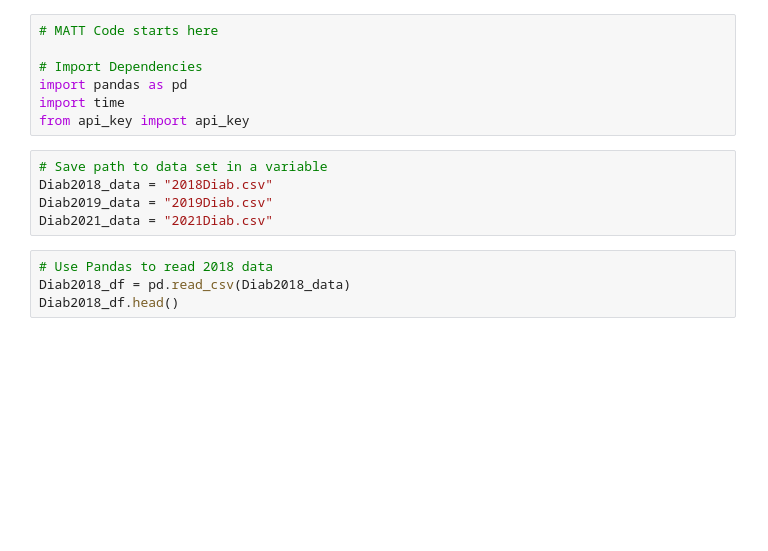
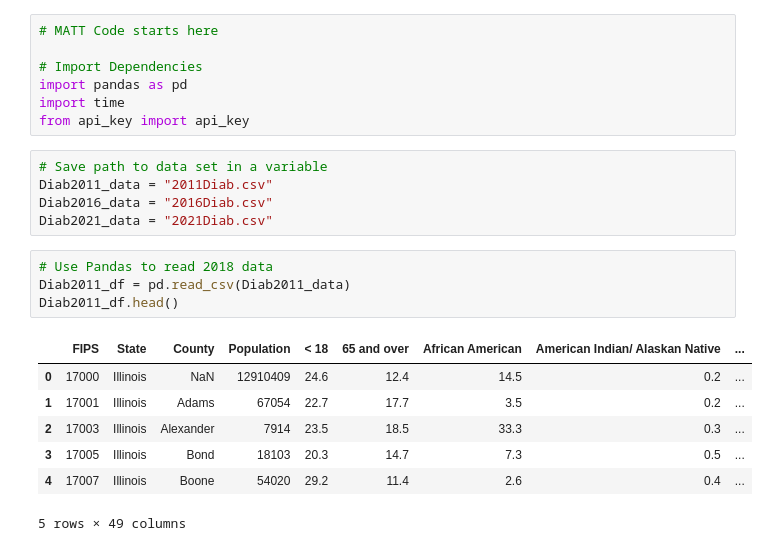
Before and after one commit to shirinegm/project1-group5, a Jupyter notebook: Diabetes_notebook.ipynb, the cells around one changed output. Saved outputs shown, nothing was run; the diff lists cells and outputs as text; blank space fills up the shorter version.

```diff
--- a/Diabetes_notebook.ipynb
+++ b/Diabetes_notebook.ipynb
@@ -7,12 +7,20 @@ import time
 from api_key import api_key
 # %%
 # Save path to data set in a variable
-Diab2018_data = "2018Diab.csv"
-Diab2019_data = "2019Diab.csv"
+Diab2011_data = "2011Diab.csv"
+Diab2016_data = "2016Diab.csv"
 Diab2021_data = "2021Diab.csv"
 # %%
 # Use Pandas to read 2018 data
-Diab2018_df = pd.read_csv(Diab2018_data)
-Diab2018_df.head()
+Diab2011_df = pd.read_csv(Diab2011_data)
+Diab2011_df.head()
+# %% [output]
+|  | FIPS | State | County | Population | < 18 | 65 and over | African American | American Indian/ Alaskan Native | ... |
+| 0 | 17000 | Illinois | NaN | 12910409 | 24.6 | 12.4 | 14.5 | 0.2 | ... |
+| 1 | 17001 | Illinois | Adams | 67054 | 22.7 | 17.7 | 3.5 | 0.2 | ... |
+| 2 | 17003 | Illinois | Alexander | 7914 | 23.5 | 18.5 | 33.3 | 0.3 | ... |
+| 3 | 17005 | Illinois | Bond | 18103 | 20.3 | 14.7 | 7.3 | 0.5 | ... |
+| 4 | 17007 | Illinois | Boone | 54020 | 29.2 | 11.4 | 2.6 | 0.4 | ... |
+5 rows × 49 columns
 # %%
 # Use Pandas to read 2018 data
```
Also changed, not shown: parts of 39 cells of this notebook, 2 other files.
